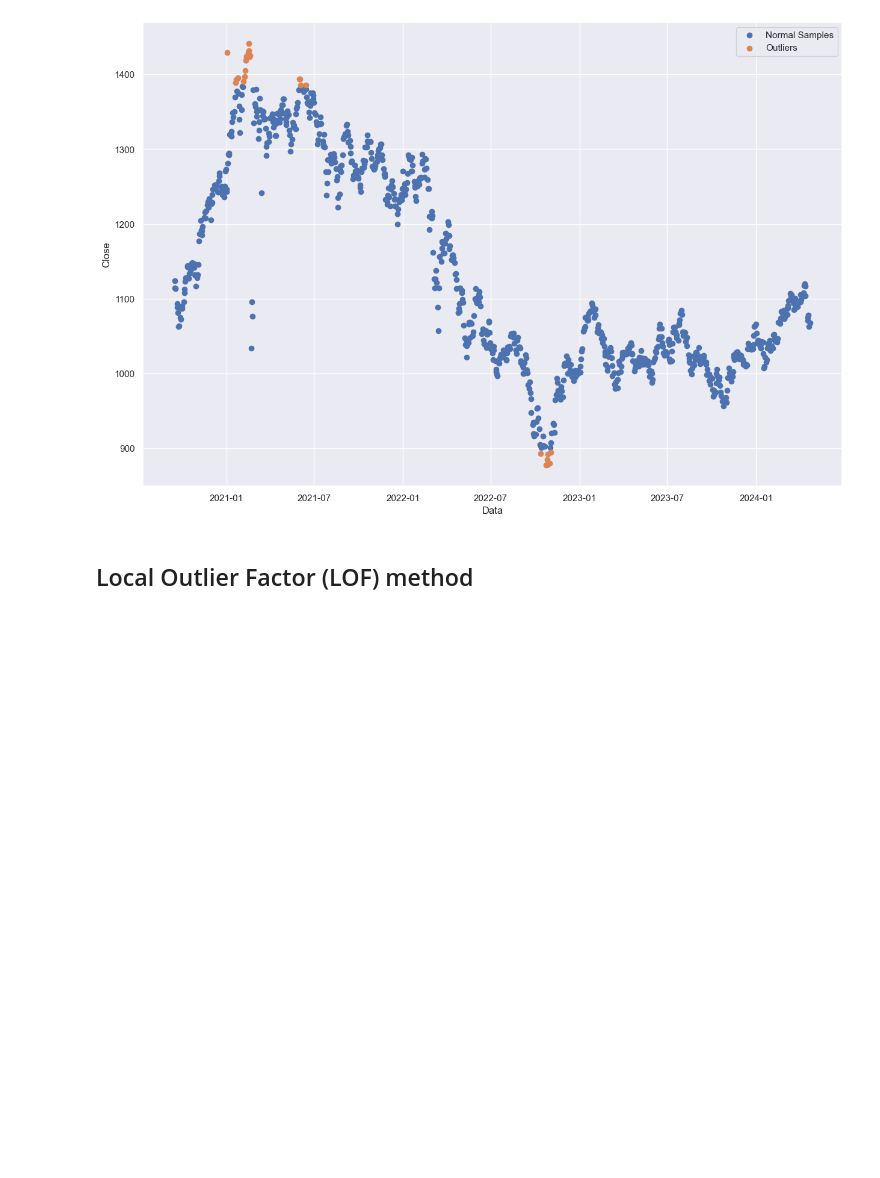
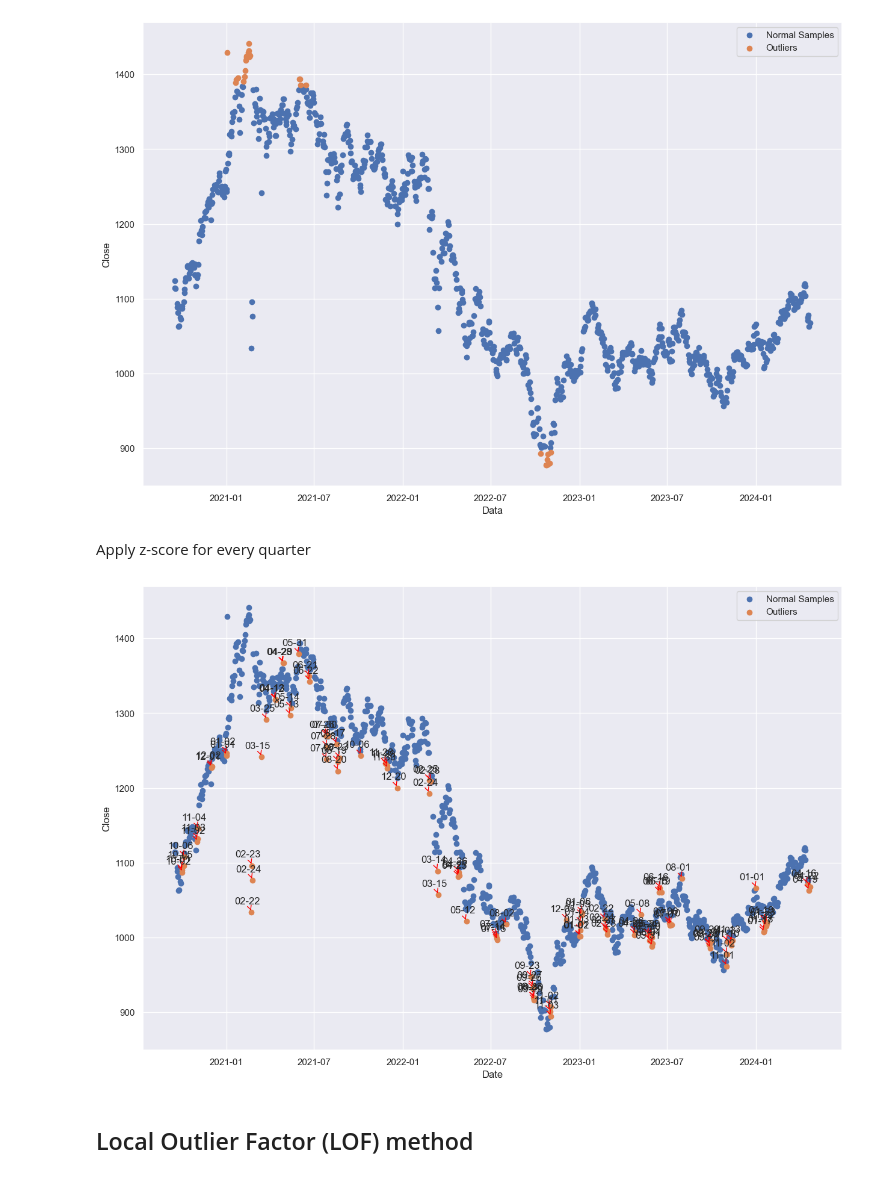
Before and after one commit to corfesh/LSEG-Quant-Challenge, a Jupyter notebook: LsegChallenge.ipynb, the cells around one changed output. Cells and saved outputs as stored; diff of their text form; code cells hidden in the pictures; blank space fills up the shorter version.

```diff
--- a/LsegChallenge.ipynb
+++ b/LsegChallenge.ipynb
@@ -220,3 +232,5 @@ plt.legend()
 plt.show()
 # %% [output]
 [figure]
+# %% [markdown]
+Apply z-score for every quarter
@@ -223,3 +261,17 @@ plt.show()
+# %%
+plt.figure(figsize=(15, 10))
+plt.scatter(normal_df.index, normal_df['Close'], label="Normal Samples")
+plt.scatter(outliers.index, outliers['Close'], label="Outliers")
+for idx in outliers.index:
+    plt.annotate(f"{idx.strftime('%m-%d')}", xy=(idx, outliers.loc[idx, 'Close']), xytext=(-20, 10),
+                 textcoords='offset points', arrowprops=dict(arrowstyle='->', color='red'))
+
+plt.xlabel("Date")
+plt.ylabel("Close")
+plt.legend()
+plt.show()
+# %% [output]
+[figure, added]
 # %% [markdown]
 ## Local Outlier Factor (LOF) method
 # %%
```
Also changed, not shown: parts of 15 cells of this notebook.
